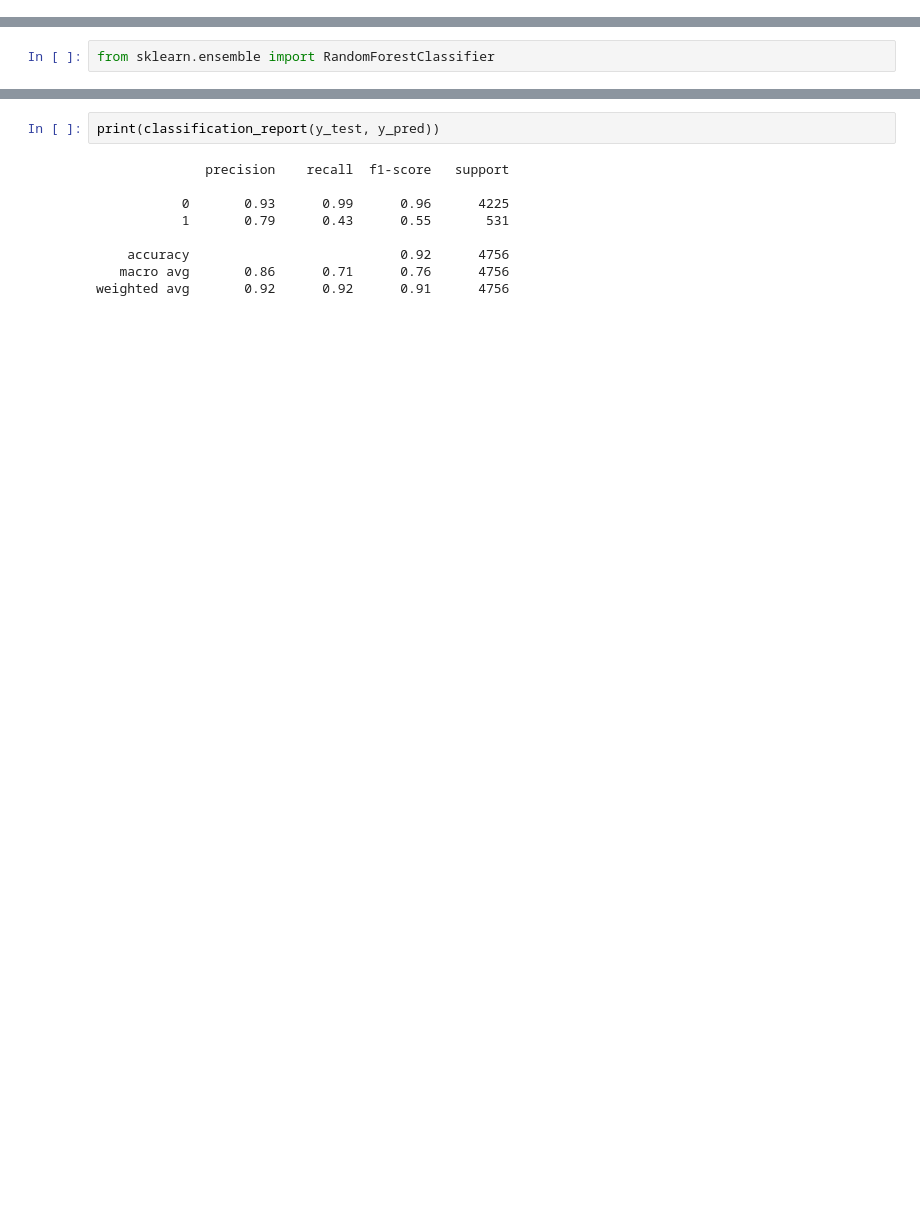
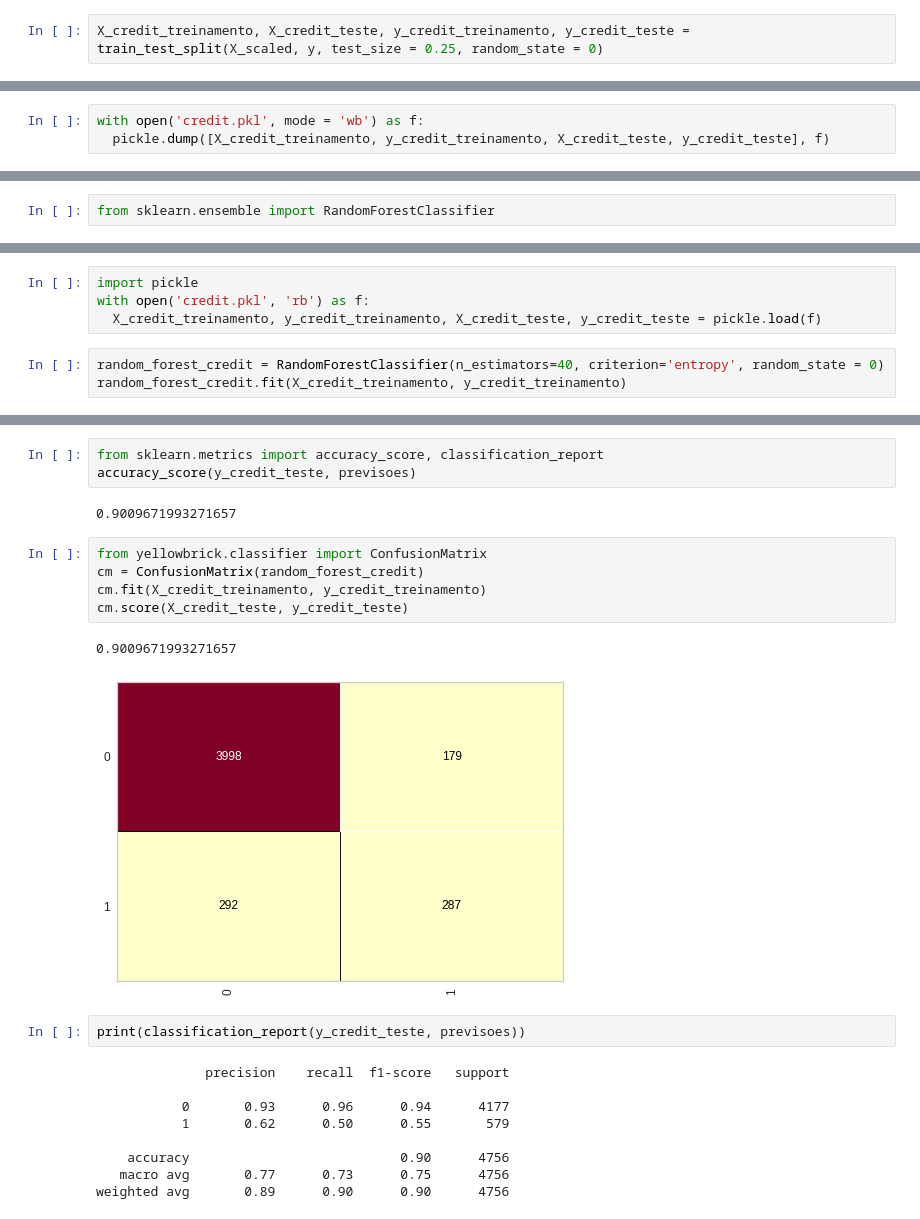
Before and after one commit to FelixEbenezer/AmazonSageMakerCourse, a Jupyter notebook: TestQuant_FelixNganga.ipynb, the cells around one changed output, grey strips where cells are left out. Drawn from its saved outputs; the diff is of its cells as text; blank space fills up the shorter version.

```diff
--- a/TestQuant_FelixNganga.ipynb
+++ b/TestQuant_FelixNganga.ipynb
@@ -584,0 +439,2 @@ weighted avg       0.79      0.89      0.84      4756
+# %%
+X_credit_treinamento, X_credit_teste, y_credit_treinamento, y_credit_teste = train_test_split(X_scaled, y, test_size = 0.25, random_state = 0)
@@ -584,0 +450,3 @@ weighted avg       0.79      0.89      0.84      4756
+# %%
+with open('credit.pkl', mode = 'wb') as f:
+  pickle.dump([X_credit_treinamento, y_credit_treinamento, X_credit_teste, y_credit_teste], f)
@@ -607,0 +459,7 @@ array([[4165,  305],
+# %%
+import pickle
+with open('credit.pkl', 'rb') as f:
+  X_credit_treinamento, y_credit_treinamento, X_credit_teste, y_credit_teste = pickle.load(f)
+# %%
+random_forest_credit = RandomForestClassifier(n_estimators=40, criterion='entropy', random_state = 0)
+random_forest_credit.fit(X_credit_treinamento, y_credit_treinamento)
@@ -608,11 +488,24 @@ array([[4165,  305],
+# %%
+from sklearn.metrics import accuracy_score, classification_report
+accuracy_score(y_credit_teste, previsoes)
+# %% [output]
+0.9009671993271657
+# %%
+from yellowbrick.classifier import ConfusionMatrix
+cm = ConfusionMatrix(random_forest_credit)
+cm.fit(X_credit_treinamento, y_credit_treinamento)
+cm.score(X_credit_teste, y_credit_teste)
+# %% [output]
+0.9009671993271657
+[figure, added]
 # %%
-print(classification_report(y_test, y_pred))
+print(classification_report(y_credit_teste, previsoes))
 # %% [output]
               precision    recall  f1-score   support
 
-           0       0.93      0.99      0.96      4225
-           1       0.79      0.43      0.55       531
+           0       0.93      0.96      0.94      4177
+           1       0.62      0.50      0.55       579
 
-    accuracy                           0.92      4756
-   macro avg       0.86      0.71      0.76      4756
-weighted avg       0.92      0.92      0.91      4756
+    accuracy                           0.90      4756
+   macro avg       0.77      0.73      0.75      4756
+weighted avg       0.89      0.90      0.90      4756
```
Also changed, not shown: parts of 121 cells of this notebook.
